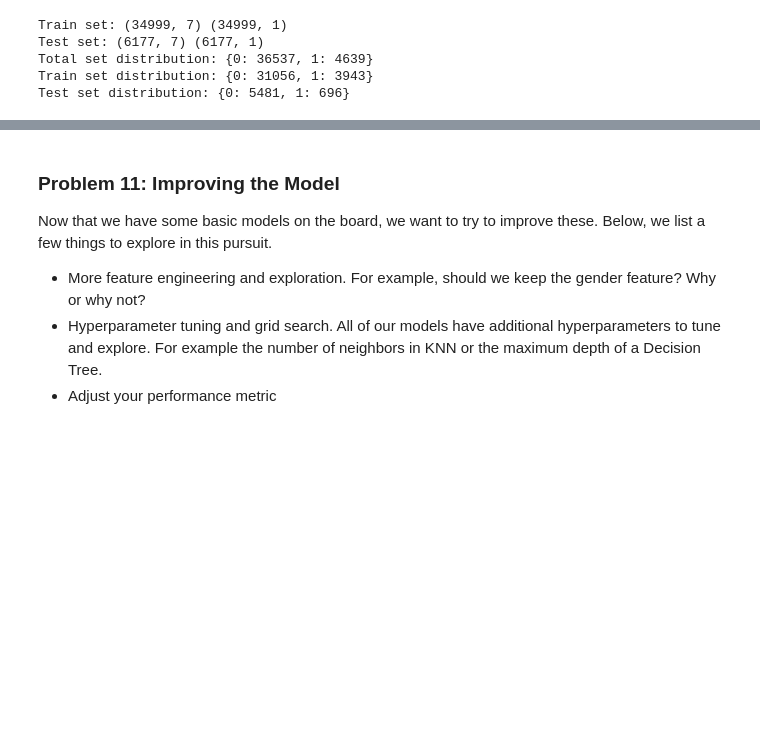
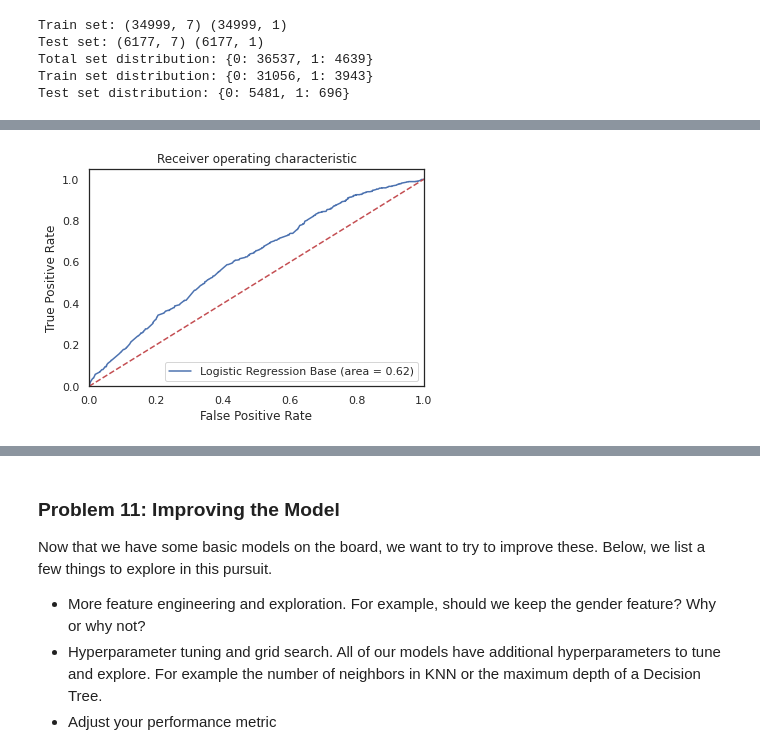
Before and after one commit to ttb-git/Berkeley-Engr-PracticalAssignment3, a Jupyter notebook: Practical_Application_III_TB_1_FeatureEngr_Modelling_Classification_Final.ipynb, the cells around one changed output, grey strips where cells are left out. Cells and saved outputs as stored; diff of their text form; code cells hidden in the pictures; blank space fills up the shorter version.

```diff
--- a/Practical_Application_III_TB_1_FeatureEngr_Modelling_Classification_Final.ipynb
+++ b/Practical_Application_III_TB_1_FeatureEngr_Modelling_Classification_Final.ipynb
@@ -307,0 +317,15 @@ Test set distribution: {0: 5481, 1: 696}
+# %%
+import time
+from sklearn.metrics import roc_auc_score
+from sklearn.linear_model import LogisticRegression
+
+start_time = time.time()##
+
+model = LogisticRegression(class_weight='balanced')
+model.fit(X_train, y_train)
+y_pred = model.predict_proba(X_test)
+
+
+end_time = time.time()##
+
+print("\nRun time for baseline model : ", end_time-start_time)
@@ -307,0 +476,22 @@ Test set distribution: {0: 5481, 1: 696}
+# %%
+# logit_roc_auc = roc_auc_score(y_test, model_base.predict(X_test))
+# fpr, tpr, thresholds = roc_curve(y_test, model_base.predict_proba(X_test)[:,1])
+# plt.figure()
+
+probs = model_base.predict_proba(X_test)
+preds = probs[:,1]
+fpr, tpr, threshold = metrics.roc_curve(y_test, preds)
+logit_roc_auc = metrics.auc(fpr, tpr)
+
+plt.plot(fpr, tpr, label='Logistic Regression Base (area = %0.2f)' % logit_roc_auc)
+plt.plot([0, 1], [0, 1],'r--')
+plt.xlim([0.0, 1.0])
+plt.ylim([0.0, 1.05])
+plt.xlabel('False Positive Rate')
+plt.ylabel('True Positive Rate')
+plt.title('Receiver operating characteristic')
+plt.legend(loc="lower right")
+plt.savefig('Log_ROC')
+plt.show()
+# %% [output]
+[figure, added]
```
Also changed, not shown: parts of 49 cells of this notebook.
